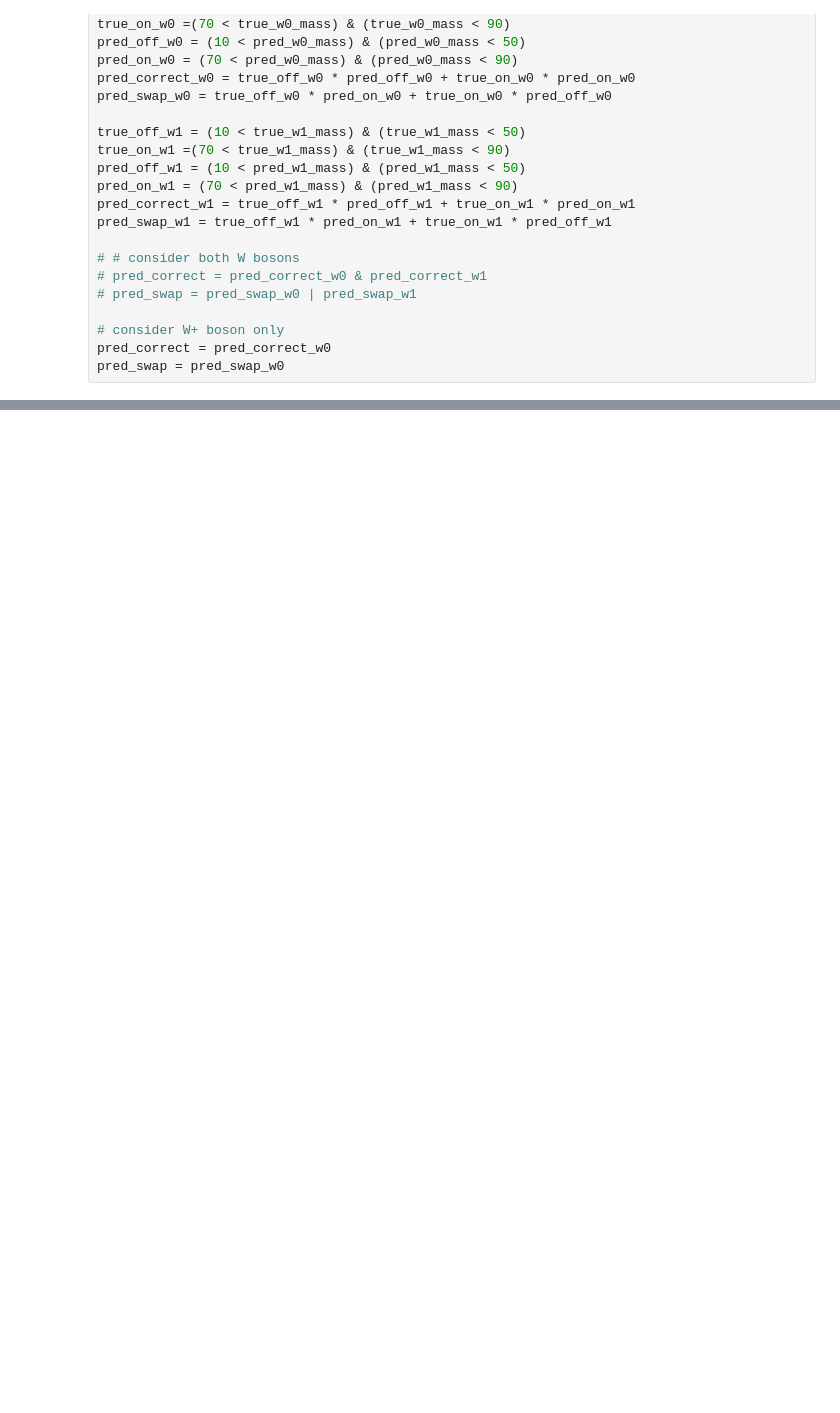
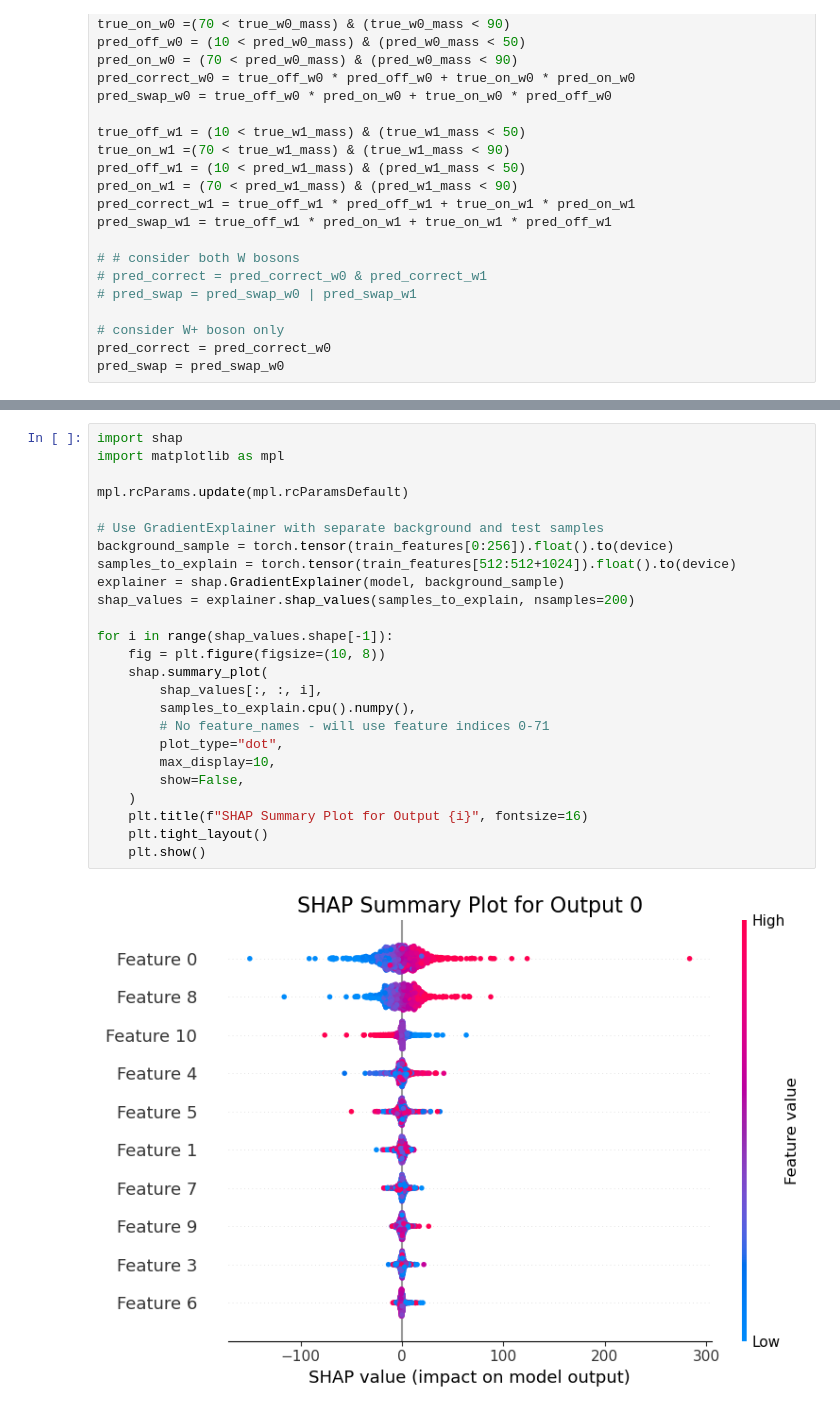
Before and after one commit to yygarypeng/ww-pcres, a Jupyter notebook: visualize.ipynb, the cells around one changed output, grey strips where cells are left out. Cells and saved outputs as stored; diff of their text form; blank space fills up the shorter version.

```diff
--- a/visualize.ipynb
+++ b/visualize.ipynb
@@ -632,0 +603,27 @@ Final Training Losses (Epoch 1308):
+# %%
+import shap
+import matplotlib as mpl
+
+mpl.rcParams.update(mpl.rcParamsDefault)
+
+# Use GradientExplainer with separate background and test samples
+background_sample = torch.tensor(train_features[0:256]).float().to(device)
+samples_to_explain = torch.tensor(train_features[512:512+1024]).float().to(device)
+explainer = shap.GradientExplainer(model, background_sample)
+shap_values = explainer.shap_values(samples_to_explain, nsamples=200)
+
+for i in range(shap_values.shape[-1]):
+	fig = plt.figure(figsize=(10, 8))
+	shap.summary_plot(
+		shap_values[:, :, i],
+		samples_to_explain.cpu().numpy(),
+		# No feature_names - will use feature indices 0-71
+		plot_type="dot",
+		max_display=10,
+		show=False,
+	)
+	plt.title(f"SHAP Summary Plot for Output {i}", fontsize=16)
+	plt.tight_layout()
+	plt.show()
+# %% [output]
+[figure, added]
```
Also changed, not shown: parts of 17 cells of this notebook, 40 other files.
